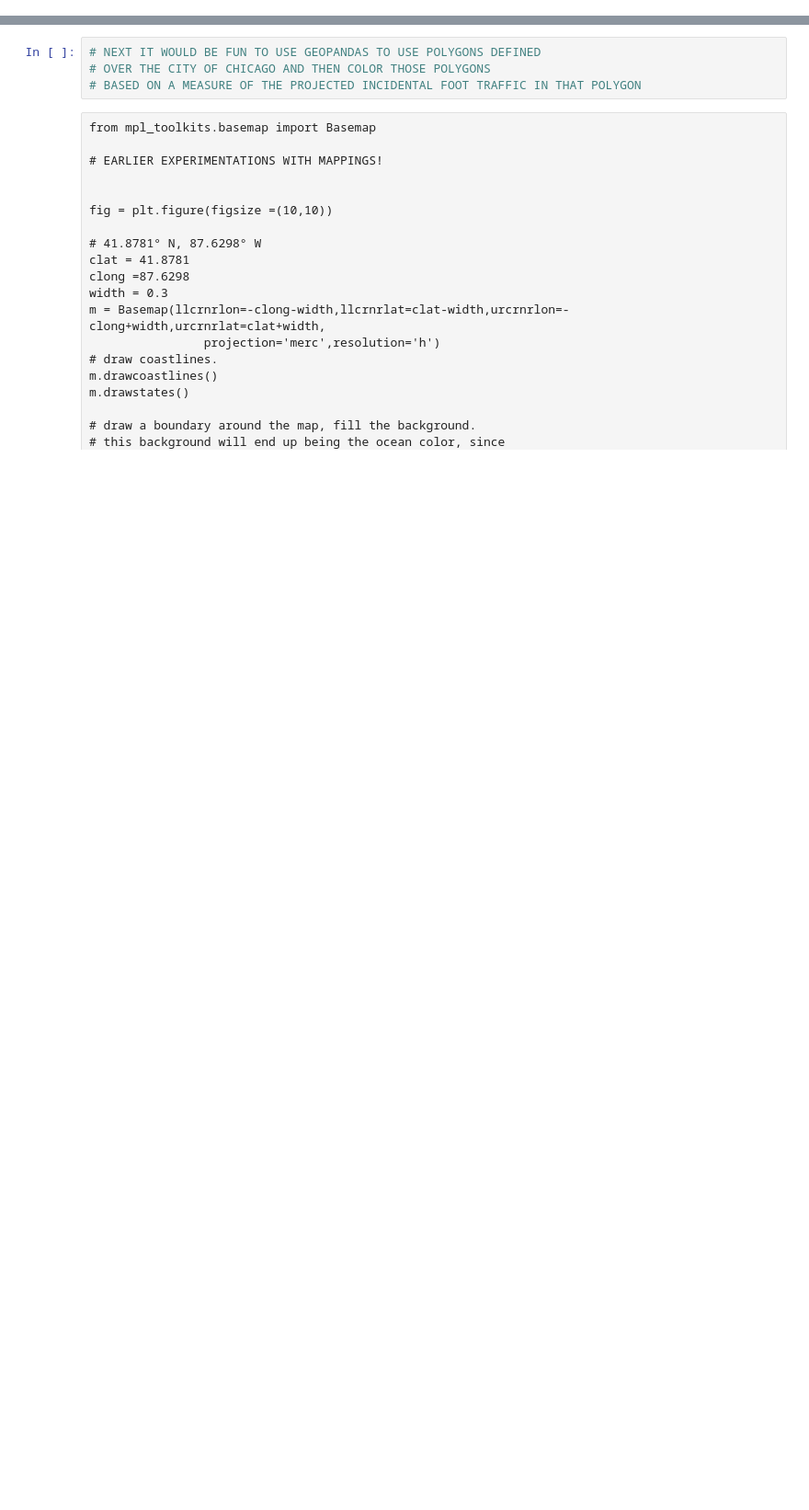
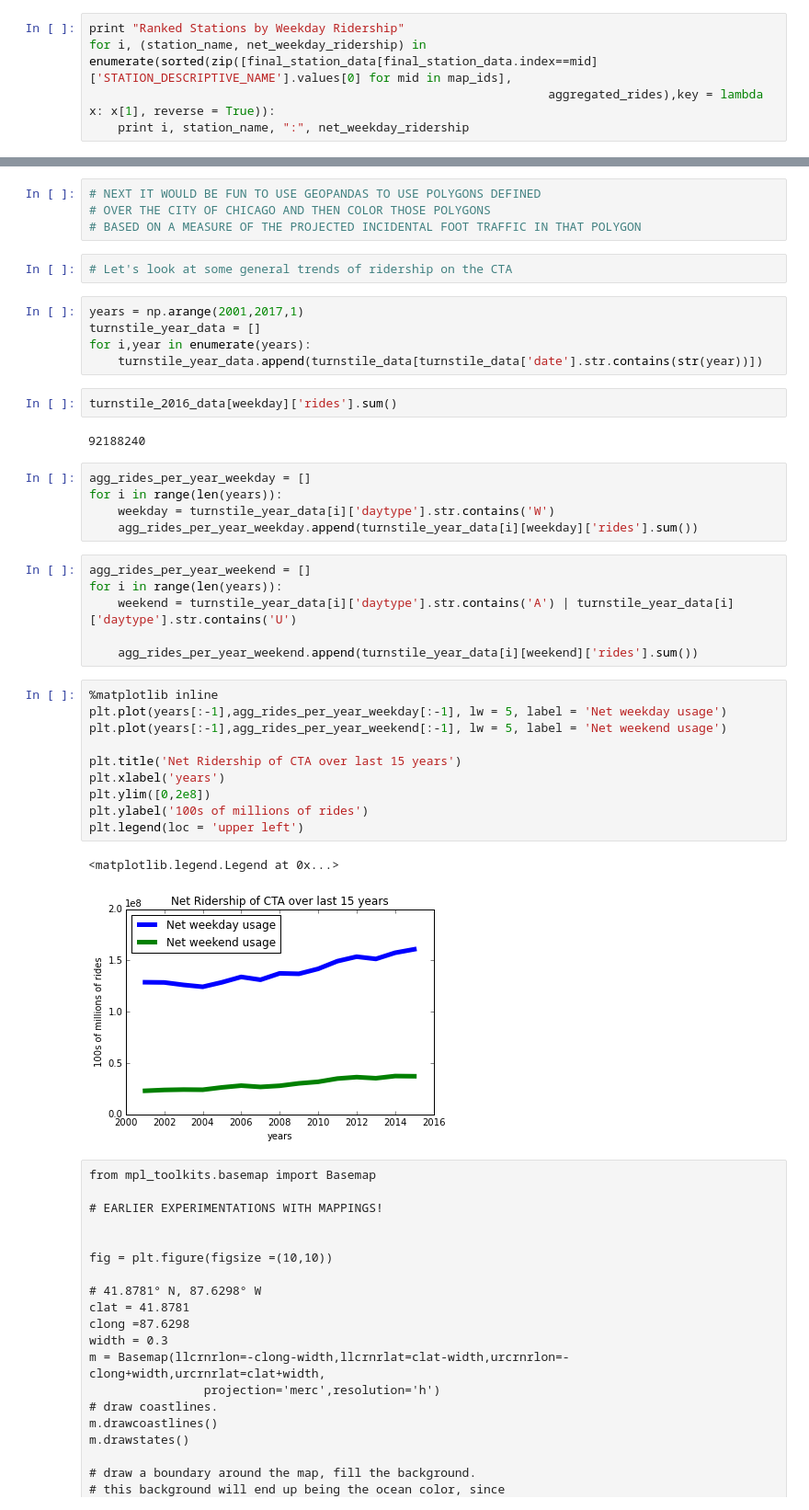
Before and after one commit to carolynlphillips/CTA_Ridership_Analysis, a Jupyter notebook: Datascope_DataSet_Exploration_Work.ipynb, the cells around one changed output, grey strips where cells are left out. Shown at 92% size. Cells and saved outputs as stored; diff of their text form; blank space fills up the shorter version.

```diff
--- a/Datascope_DataSet_Exploration_Work.ipynb
+++ b/Datascope_DataSet_Exploration_Work.ipynb
@@ -301,3 +325,8 @@ mplleaflet.show(path='plot_cta_stations_weekends_2016.html')
 weekday = turnstile_2016_data['daytype'].str.contains('W')
 aggregated_rides = np.array(pd.DataFrame(turnstile_2016_data[weekday].groupby("station_id").sum())['rides'])
 map_ids = np.array(pd.DataFrame(turnstile_2016_data[weekday].groupby("station_id").sum()).index)
+# %%
+print "Ranked Stations by Weekday Ridership"
+for i, (station_name, net_weekday_ridership) in enumerate(sorted(zip([final_station_data[final_station_data.index==mid]['STATION_DESCRIPTIVE_NAME'].values[0] for mid in map_ids],
+                                                                aggregated_rides),key = lambda x: x[1], reverse = True)):
+    print i, station_name, ":", net_weekday_ridership
@@ -321,6 +366,41 @@ mplleaflet.show(path='plot_cta_stations_weekdays_2016.html')
 # NEXT IT WOULD BE FUN TO USE GEOPANDAS TO USE POLYGONS DEFINED
 # OVER THE CITY OF CHICAGO AND THEN COLOR THOSE POLYGONS
 # BASED ON A MEASURE OF THE PROJECTED INCIDENTAL FOOT TRAFFIC IN THAT POLYGON
+# %%
+# Let's look at some general trends of ridership on the CTA
+# %%
+years = np.arange(2001,2017,1)
+turnstile_year_data = []
+for i,year in enumerate(years):
+    turnstile_year_data.append(turnstile_data[turnstile_data['date'].str.contains(str(year))])
+# %%
+turnstile_2016_data[weekday]['rides'].sum()
+# %% [output]
+92188240
+# %%
+agg_rides_per_year_weekday = []
+for i in range(len(years)):
+    weekday = turnstile_year_data[i]['daytype'].str.contains('W')
+    agg_rides_per_year_weekday.append(turnstile_year_data[i][weekday]['rides'].sum())
+# %%
+agg_rides_per_year_weekend = []
+for i in range(len(years)):
+    weekend = turnstile_year_data[i]['daytype'].str.contains('A') | turnstile_year_data[i]['daytype'].str.contains('U')
+
+    agg_rides_per_year_weekend.append(turnstile_year_data[i][weekend]['rides'].sum())
+# %%
+%matplotlib inline
+plt.plot(years[:-1],agg_rides_per_year_weekday[:-1], lw = 5, label = 'Net weekday usage')
+plt.plot(years[:-1],agg_rides_per_year_weekend[:-1], lw = 5, label = 'Net weekend usage')
+
+plt.title('Net Ridership of CTA over last 15 years')
+plt.xlabel('years')
+plt.ylim([0,2e8])
+plt.ylabel('100s of millions of rides')
+plt.legend(loc = 'upper left')
+# %% [output]
+<matplotlib.legend.Legend at 0x...>
+[figure, added]
 # %% [raw]
 from mpl_toolkits.basemap import Basemap
 
```
Also changed, not shown: parts of 3 cells of this notebook, 4 other files.
